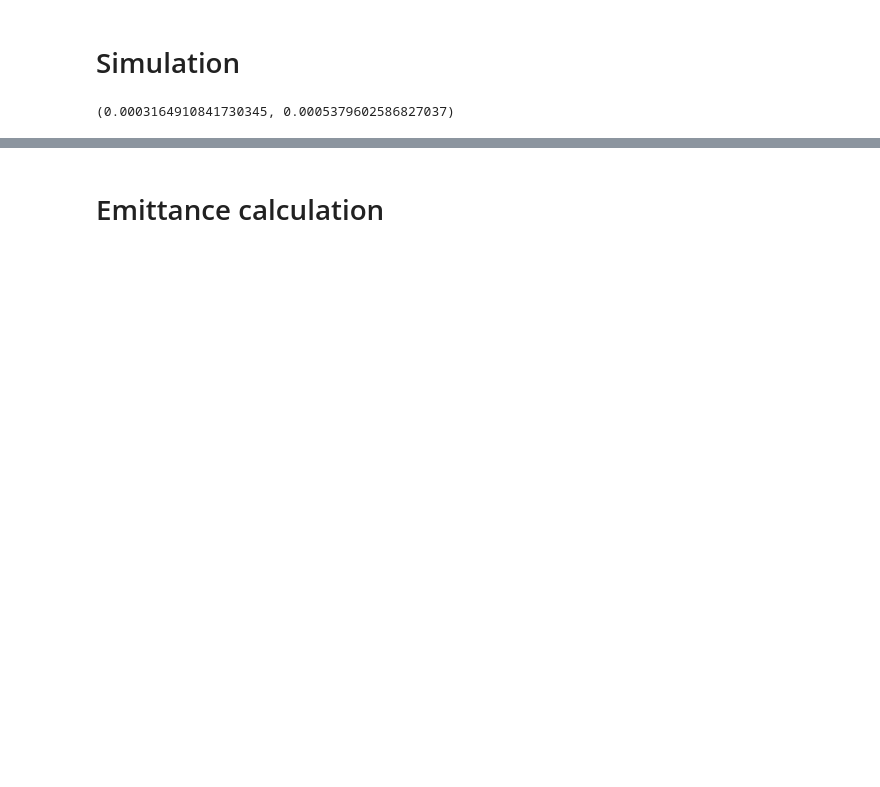
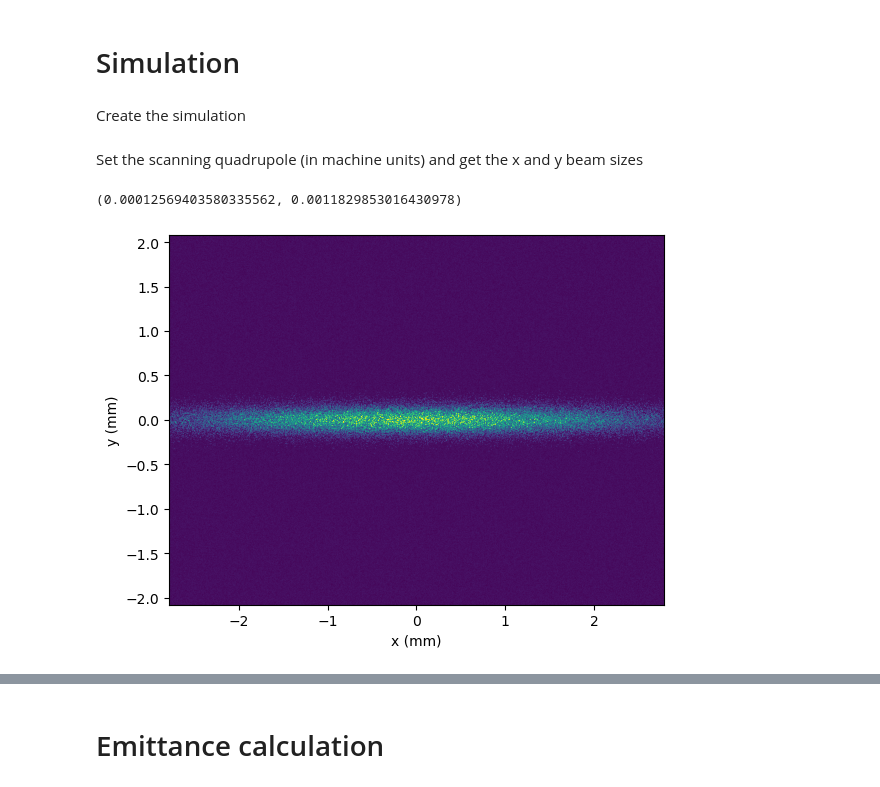
Before and after one commit to slaclab/PyEmittance, a Jupyter notebook: docs/examples/simulated_quad_scan.ipynb, the cells around one changed output, grey strips where cells are left out. Saved outputs shown, nothing was run; the diff lists cells and outputs as text; code cells hidden in the pictures; blank space fills up the shorter version.

Commit message:
Add simulation

```diff
--- a/docs/examples/simulated_quad_scan.ipynb
+++ b/docs/examples/simulated_quad_scan.ipynb
@@ -50,11 +33,6 @@ CONFIG['meas_pv_info']
 # %%
-import scipy.constants
-mec2 = scipy.constants.value('electron mass energy equivalent in MeV')*1e6
-
-from pyemittance.optics import quad_mat2, propagate_sigma, sigma_from_twiss
-from pyemittance.optics import machine_value_from_kL, kL_from_machine_value
-
 BUNCH_PARAMS0 = {
+    'total_charge': 50e-12,
     'norm_emit_x': 1e-6,
     'norm_emit_y': 2e-6,
     'beta_x': 10,
@@ -64,46 +42,5 @@ BUNCH_PARAMS0 = {
     'energy': 80e6,
     'species':'electron'
 }
-
-class BeamSim:
-    def __init__(self, bunch_parms=BUNCH_PARAMS0, beamline_info=None) -> None:
-        self.bunch_parms = bunch_parms.copy()
-        self.beamline_info = beamline_info.copy()
-        self.configure()
-
-    def configure(self):
-        self.energy = self.beamline_info['energy']
-        self.rmatx = np.array(self.beamline_info['rMatx']).reshape(2,2)
-        self.rmaty = np.array(self.beamline_info['rMaty']).reshape(2,2)
-        self.Lquad = self.beamline_info['Lquad']
-
-    def initial_sigma_matrix2(self, dim=''):
-        norm_emit = self.bunch_parms[f'norm_emit_{dim}']
-        gammabeta = np.sqrt((self.bunch_parms['energy']/mec2)**2 -1)
-        emit = norm_emit / gammabeta
-        beta = self.bunch_parms[f'beta_{dim}']
-        alpha = self.bunch_parms[f'alpha_{dim}']
-        return sigma_from_twiss(emit, beta, alpha)
-
-    def beam_size_meas(self, quad_value):
-        kL = kL_from_machine_value(quad_value, self.energy)
-        # X
-        sigma0 = self.initial_sigma_matrix2('x')
-        mat2 = self.rmatx @ quad_mat2(kL, L=self.Lquad)
-        sigma1 = propagate_sigma(sigma0, mat2)
-        meas_sigma_x =  np.sqrt(sigma1[0,0])
-        # Y
-        sigma0 =  self.initial_sigma_matrix2('y')
-        mat2 = self.rmaty @ quad_mat2(-kL, L=self.Lquad)
-        sigma1 = propagate_sigma(sigma0, mat2)
-        meas_sigma_y =  np.sqrt(sigma1[0,0])
-        return meas_sigma_x, meas_sigma_y
-
-
-
-
-sim = BeamSim(beamline_info=CONFIG['beamline_info'])
-
-sim.beam_size_meas(quad_value=0.0)
-# %% [output]
-(0.0003164910841730345, 0.0005379602586827037)
+# %% [markdown]
+Create the simulation
@@ -109,0 +49,11 @@ sim.beam_size_meas(quad_value=0.0)
+# %% [markdown]
+ Set the scanning quadrupole (in machine units) and get the x and y beam sizes
+# %%
+sim.quad_value = 2
+sim.screen_beam_sizes()
+# %% [output]
+(0.00012569403580335562, 0.0011829853016430978)
+# %%
+sim.plot_screen()
+# %% [output]
+[figure, added]
```
Also changed, not shown: parts of 10 cells of this notebook, 1 other file.
